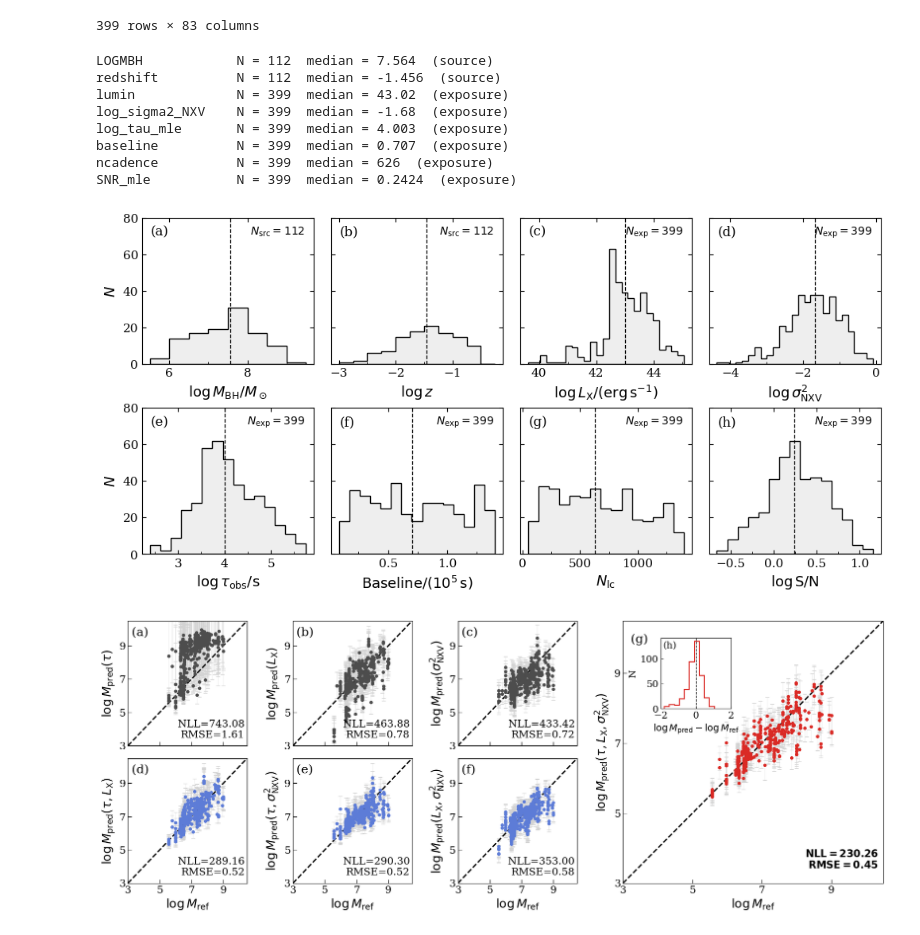
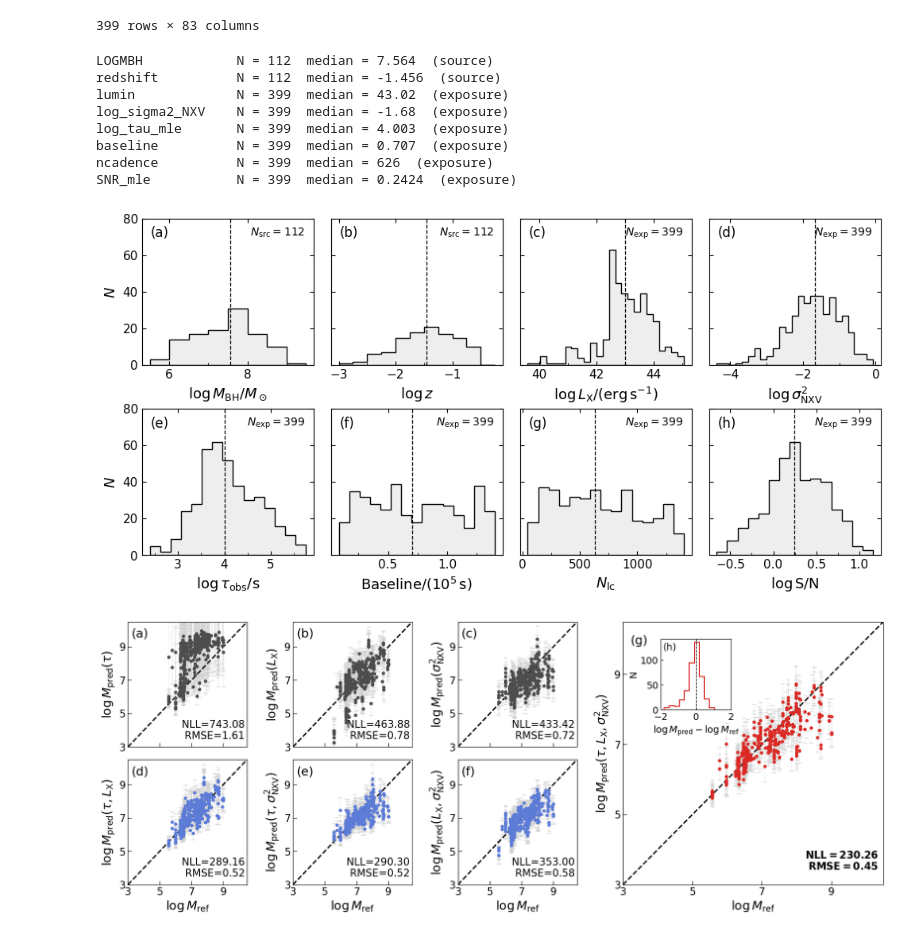
Before and after one commit to xiaris/BADMET, a Jupyter notebook: Paper/paper_results.ipynb, the cells around one changed output. Cells and saved outputs as stored; diff of their text form; code cells hidden in the pictures.

Commit message:
Update paper figures and plotting settings

```diff
--- a/Paper/paper_results.ipynb
+++ b/Paper/paper_results.ipynb
@@ -19,7 +19,17 @@ from badmet import MassEstimator, log_tau0_to_log_tau1, log_tau0_to_log_tau1_der
 import corner
 import matplotlib.gridspec as gridspec
 from mpl_toolkits.axes_grid1.inset_locator import inset_axes
-plt.rcParams['savefig.dpi'] = 720
+plt.rcParams['savefig.dpi'] = 360
+plt.rcParams.update({
+    # "font.family": "serif",
+    "font.size": 12,
+    "axes.labelsize": 13,
+    "xtick.labelsize": 11,
+    "ytick.labelsize": 11,
+    "axes.linewidth": 0.8,
+    "xtick.direction": "in",
+    "ytick.direction": "in",
+})
 # %% [markdown]
 # MOCK (Section 3.1)
 # %%
@@ -996,16 +1006,7 @@ dfx
 # %%
 
 
-plt.rcParams.update({
-    "font.family": "serif",
-    "font.size": 12,
-    "axes.labelsize": 13,
-    "xtick.labelsize": 11,
-    "ytick.labelsize": 11,
-    "axes.linewidth": 0.8,
-    "xtick.direction": "in",
-    "ytick.direction": "in",
-})
+
 
 source_df = (
     dfx.dropna(subset=["src_name"])
@@ -1081,34 +1082,34 @@ for i, (ax, (column, xlabel, unit)) in enumerate(zip(axes.flat, panels)):
     ax.hist(
         values,
         bins=hist_bins,
         histtype="stepfilled",
         facecolor='#EEEEEE',
         edgecolor='k',
         linewidth=1,
     )
 
     median = np.median(values)
     ax.axvline(median, color="black", linestyle="--", linewidth=0.9)
 
     print(f"{column:16s}  N = {len(values):3d}  median = {median:.4g}  ({unit})")
 
 for row in axes:
     row[0].set_ylim(0, 80)
     row[0].set_yticks(np.arange(0, 81, 20))
 
 fig.subplots_adjust(hspace=0.3, wspace=0.1)
 fig.savefig(paper_dir / "fig2.png", dpi=300, bbox_inches="tight")
 plt.show()
 # %% [output]
 LOGMBH            N = 112  median = 7.564  (source)
 redshift          N = 112  median = -1.456  (source)
 lumin             N = 399  median = 43.02  (exposure)
 log_sigma2_NXV    N = 399  median = -1.68  (exposure)
 log_tau_mle       N = 399  median = 4.003  (exposure)
 baseline          N = 399  median = 0.707  (exposure)
 ncadence          N = 399  median = 626  (exposure)
 SNR_mle           N = 399  median = 0.2424  (exposure)
-[figure, old version]
+[figure, new version]
 # %%
 import numpy as np
 import matplotlib.pyplot as plt
```
Also changed, not shown: 4 other files.
